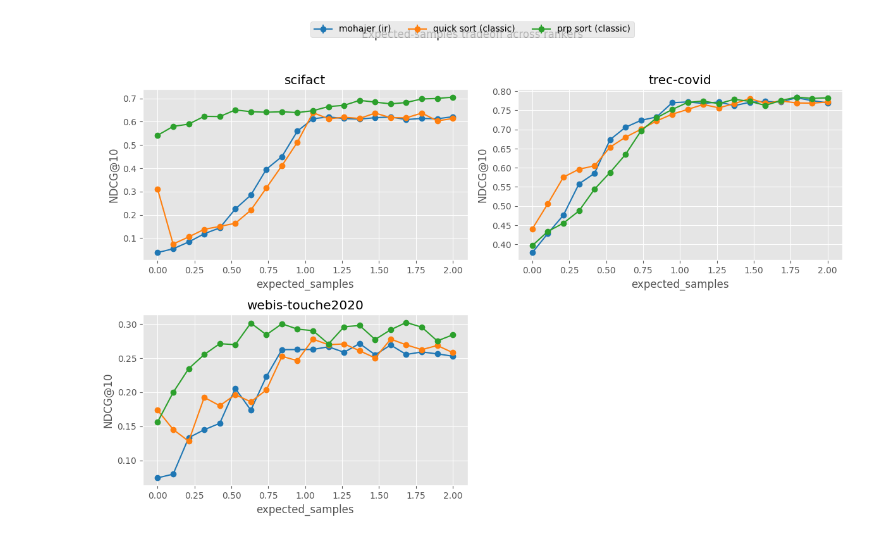
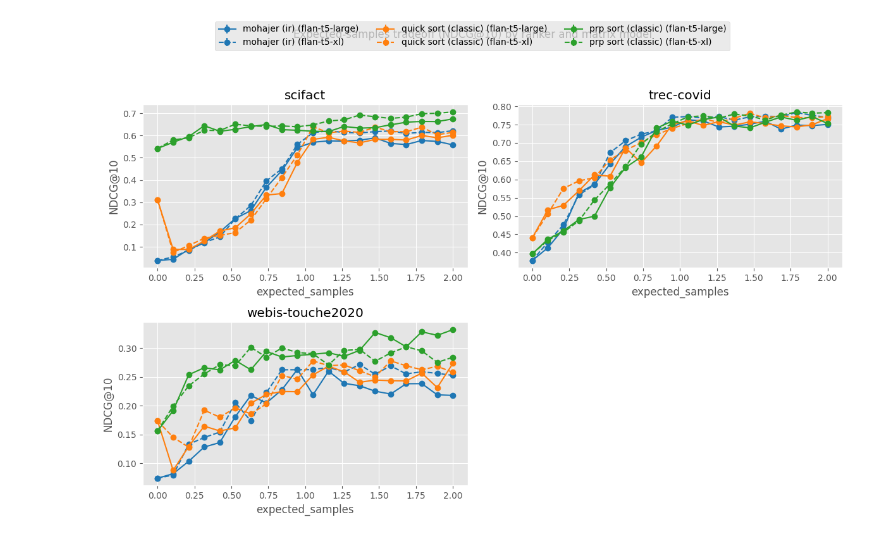
Before and after one commit to jerecoder/IReranker, a Jupyter notebook: notebooks/tradeoff_analysis.ipynb, the cells around one changed output. Cells and saved outputs as stored; diff of their text form; code cells hidden in the pictures.

```diff
--- a/notebooks/tradeoff_analysis.ipynb
+++ b/notebooks/tradeoff_analysis.ipynb
@@ -34,11 +34,13 @@ SEEDS = [42]
 K_VALUES = [10]
 EXPECTED_SAMPLES = np.linspace(0.0, 2.0, 20)
 RANKERS = ["mohajer (ir)", "quick sort (classic)", "prp sort (classic)"]
+MATRIX_MODELS = ["flan-t5-large", "flan-t5-xl"]
 
 print("Datasets (light mode):", ", ".join(LIGHT_DATASETS))
 print(f"Running {len(SEEDS)} seeds: {SEEDS}")
 print(f"Evaluating expected_samples values: {EXPECTED_SAMPLES[0]:.2f}..{EXPECTED_SAMPLES[-1]:.2f} ({len(EXPECTED_SAMPLES)} points)")
 print("Rankers:", ", ".join(RANKERS))
+print("Matrix models:", ", ".join(MATRIX_MODELS))
 # %% [output]
 Datasets (light mode): webis-touche2020, trec-covid, scifact
 Running 1 seeds: [42]
@@ -137,48 +203,84 @@ best_overall, best_by_dataset_r
 # %%
+colors = plt.cm.tab10.colors
+linestyles = {model: style for model, style in zip(MATRIX_MODELS, ["-", "--", ":", "-."])}
+baseline_colors = {model: plt.cm.Greys(0.35 + 0.25 * idx) for idx, model in enumerate(MATRIX_MODELS)}
+unique_ds = sorted(tradeoff_df["dataset"].unique())
 
-colors = plt.cm.tab10.colors
-unique_ds = sorted(tradeoff_df["dataset"].unique())
+bm25_ndcg = (
+    bm25_df.groupby(["dataset", "matrix_model"])["NDCG@10"]
+    .agg(["mean", "std"])
+    .reset_index()
+    if not bm25_df.empty
+    else pd.DataFrame(columns=["dataset", "matrix_model", "mean", "std"])
+)
+
 fig, axes = plt.subplots(
     nrows=(len(unique_ds) + 1) // 2,
     ncols=2 if len(unique_ds) > 1 else 1,
     figsize=(12, 4 * ((len(unique_ds) + 1) // 2)),
     squeeze=False,
 )
 
 for idx, ds in enumerate(unique_ds):
     ax = axes[idx // 2][idx % 2]
     ds_data = tradeoff_df[tradeoff_df["dataset"] == ds]
     stats = (
-        ds_data.groupby(["ranker", "expected_samples"])["NDCG@10"]
+        ds_data.groupby(["matrix_model", "ranker", "expected_samples"])["NDCG@10"]
         .agg(["mean", "std"])
         .reset_index()
     )
     for ridx, ranker_name in enumerate(RANKERS):
-        sub = stats[stats["ranker"] == ranker_name]
-        if sub.empty:
-            continue
-        color = colors[ridx % len(colors)]
-        ax.errorbar(
-            sub["expected_samples"],
-            sub["mean"],
-            yerr=sub["std"],
-            fmt="-o",
-            label=ranker_name,
+        for model in MATRIX_MODELS:
+            sub = stats[(stats["ranker"] == ranker_name) & (stats["matrix_model"] == model)]
+            if sub.empty:
+                continue
+            color = colors[ridx % len(colors)]
+            ax.errorbar(
+                sub["expected_samples"],
+                sub["mean"],
+                yerr=sub["std"],
+                fmt="o",
+                linestyle=linestyles.get(model, "-"),
+                label=f"{ranker_name} ({model})",
+                color=color,
+            )
+
+    x_min, x_max = ds_data["expected_samples"].min(), ds_data["expected_samples"].max()
+    ds_baseline = bm25_ndcg[bm25_ndcg["dataset"] == ds]
+    for _, row in ds_baseline.iterrows():
+        x_range = np.array([x_min, x_max])
+        color = baseline_colors.get(row["matrix_model"], "black")
+        ax.plot(
+            x_range,
+            [row["mean"], row["mean"]],
+            linestyle=linestyles.get(row["matrix_model"], "--"),
             color=color,
+            label=f"bm25 ({row['matrix_model']})",
         )
+        if row["std"] > 0:
+            ax.fill_between(
+                x_range,
+                row["mean"] - row["std"],
+                row["mean"] + row["std"],
+                color=color,
+                alpha=0.12,
+                linewidth=0,
+            )
+
     ax.set_title(ds)
     ax.set_xlabel("expected_samples")
     ax.set_ylabel("NDCG@10")
     ax.grid(True)
 
-# Hide any unused subplots
+# Hide unused subplots
 for j in range(len(unique_ds), axes.size):
     fig.delaxes(axes.flatten()[j])
 
 handles, labels = axes[0][0].get_legend_handles_labels()
-fig.legend(handles, labels, loc="upper center", ncol=min(len(RANKERS), 4))
-fig.suptitle("Expected-samples tradeoff across rankers")
-fig.tight_layout(rect=[0, 0, 1, 0.95])
+dedup = dict(zip(labels, handles))
+fig.legend(dedup.values(), dedup.keys(), loc="upper center", ncol=min(len(dedup), 3))
+fig.suptitle("Expected-samples tradeoff (NDCG@10) by ranker and matrix model")
+fig.tight_layout(rect=[0, 0, 1, 0.92])
 plt.show()
 # %% [output]
-[figure, old version]
+[figure, new version]
```
Also changed, not shown: parts of 8 cells of this notebook.
